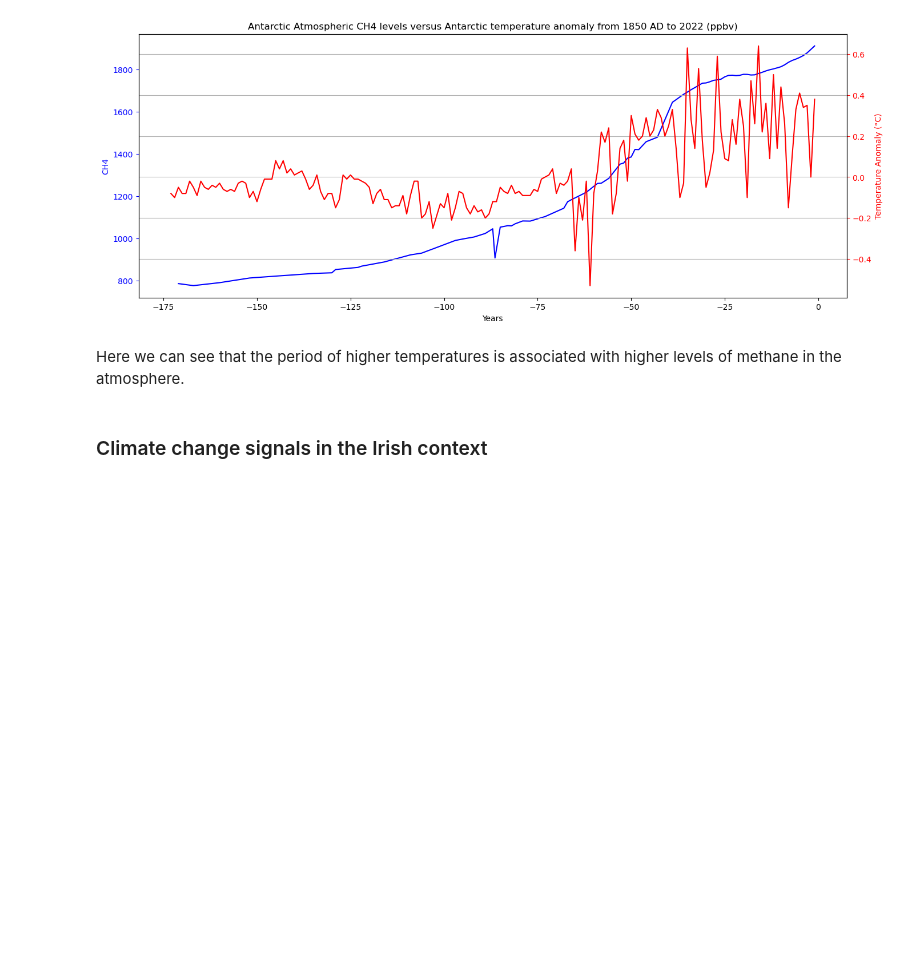
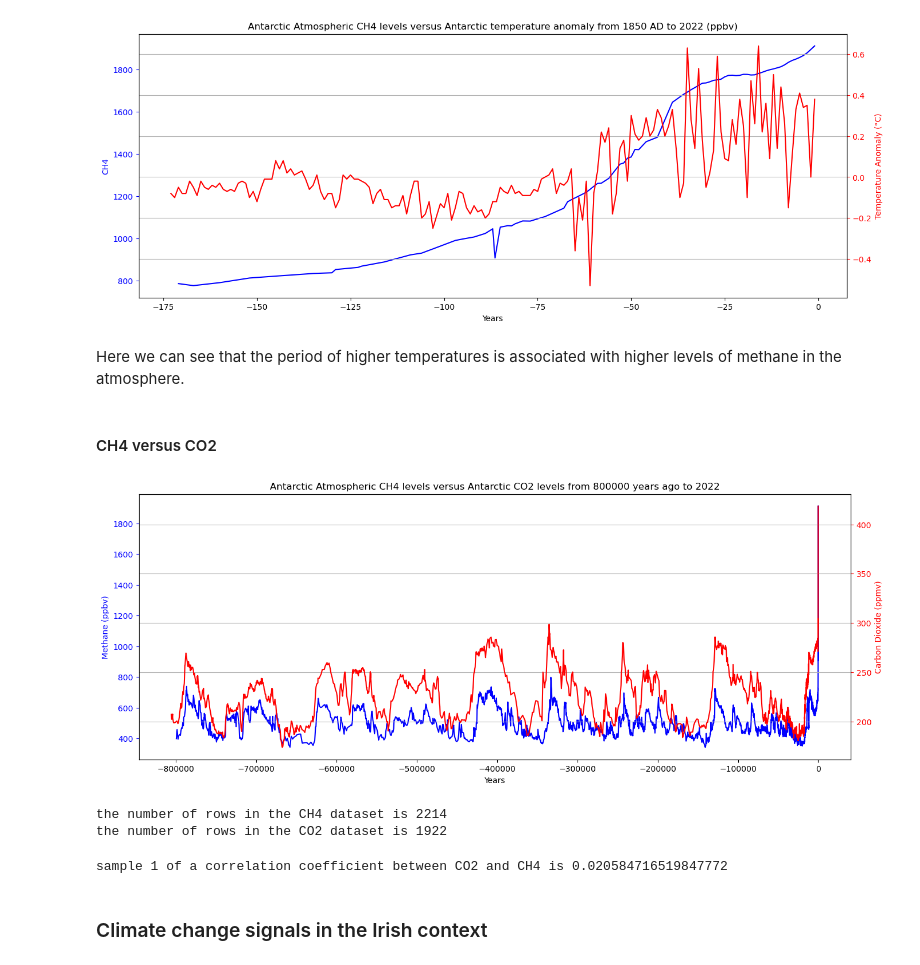
Before and after one commit to jmce22/pfda_project2, a Jupyter notebook: pfda_project2.ipynb, the cells around one changed output. Cells and saved outputs as stored; diff of their text form; code cells hidden in the pictures; blank space fills up the shorter version.

```diff
--- a/pfda_project2.ipynb
+++ b/pfda_project2.ipynb
@@ -474,7 +474,7 @@ It should be noted that the IPCC data relates to CO2 levels inferred from high r
 I will now combine the IPCC data with the Mauna Loa data to create a new dataframe containing data for carbon dioxide levels from 805,741 years ago to today:
 # %%
 # First I will create a sub-dataframe from the Mauna Loa containing CO2 data relating to 2002 onwards
-df_post_2001_mauna_loa = df_mauna_loa_csv.loc[df_mauna_loa_csv['Years'] > -22 ]
+df_post_2001_mauna_loa = df_mauna_loa_csv.loc[df_mauna_loa_csv['Years'] >= -21 ]
 
 # creating a new dataframe from the Mauna Loa data, containing only the two columns of interest 'CO2' and 'Years'.
 # To avoid getting a warning for 'chained indexing', I followed the syntax as found in this link :
@@ -811,6 +811,48 @@ plt.show()
 [figure]
 # %% [markdown]
 Here we can see that the period of higher temperatures is associated with higher levels of methane in the atmosphere.
+# %% [markdown]
+#### CH4 versus CO2 ####
+# %%
+fig, ax1 = plt.subplots(figsize=(16, 6))
+
+# This creates a second y-axis which shares the same x-axis as the first y-axis
+ax2 = ax1.twinx()
+
+# Plot for CH4 on the primary y-axis
+ax1.plot(df_ch4['Years'], df_ch4['CH4'], color='blue', label='CH4')
+ax1.set_xlabel('Years')
+ax1.set_ylabel('Methane (ppbv)', color='blue')
+ax1.tick_params(axis='y', colors='blue')
+
+# Plot for CO2 on secondary y-axis.
+ax2.plot(df_co2['Years'], df_co2['CO2'], color='red', label='CO2')
+ax2.set_ylabel('Carbon Dioxide (ppmv)', color='red')
+ax2.tick_params(axis='y', colors='red')
+
+plt.title('Antarctic Atmospheric CH4 levels versus Antarctic CO2 levels from 800000 years ago to 2022')
+plt.grid(True)    # This plots a grid which makes it easier to compare both sets of data
+plt.savefig('CH4_vs_CO2')
+plt.show()
+# %% [output]
+[figure, added]
+# %%
+print(f'the number of rows in the CH4 dataset is {len(df_ch4)}')
+print(f'the number of rows in the CO2 dataset is {len(df_co2)}')
+# %% [output]
+the number of rows in the CH4 dataset is 2214
+the number of rows in the CO2 dataset is 1922
+# %%
+# to test for correlation between the two datasets, I will take a sample of 1800 rows from each
+
+# df_co2_random = df_co2.sample(n = 1800)
+df_ch4_random = df_ch4.sample(n = 1922)
+
+corr_co2_ch4 = np.corrcoef(df_co2['CO2'], df_ch4_random['CH4'])[0,1]
+
+print(f'sample 1 of a correlation coefficient between CO2 and CH4 is {corr_co2_ch4}')
+# %% [output]
+sample 1 of a correlation coefficient between CO2 and CH4 is 0.020584716519847772
 # %% [markdown]
 ### Climate change signals in the Irish context ###
 # %% [markdown]
```
Also changed, not shown: parts of 30 cells of this notebook, 2 other files.
